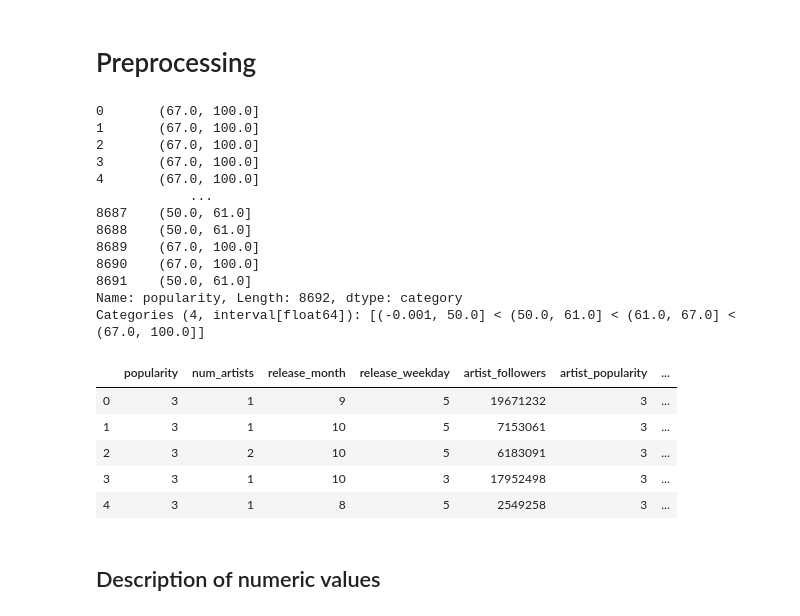
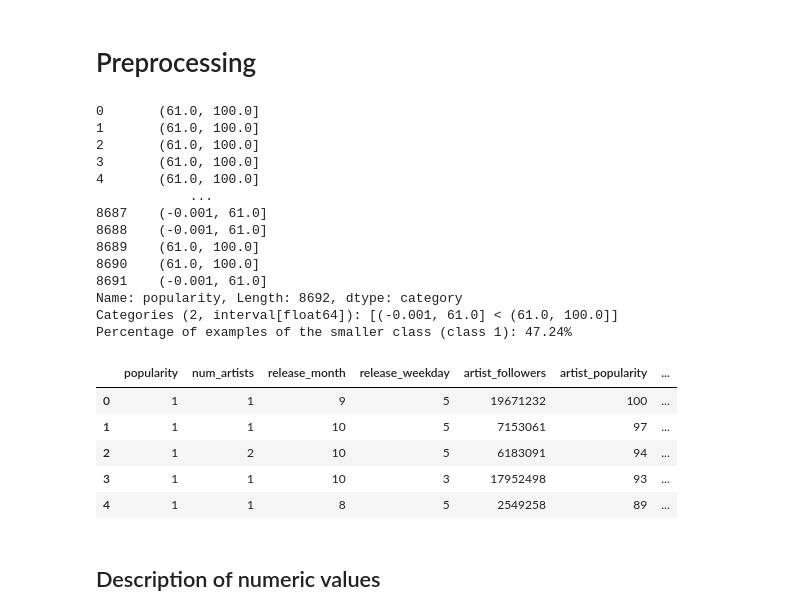
Before and after one commit to feliperamis/spotify-track-prediction, a Jupyter notebook: test-notebooks/preprocessing.ipynb, the cells around one changed output. Cells and saved outputs as stored; diff of their text form; code cells hidden in the pictures.

```diff
--- a/test-notebooks/preprocessing.ipynb
+++ b/test-notebooks/preprocessing.ipynb
@@ -2,49 +2,53 @@
 # Preprocessing
 # %%
 %matplotlib inline
-import pandas as pd
+import pandas
 import matplotlib.pyplot as plt
 from pandas import plotting
 import numpy as np
 
 pandas.set_option('display.max_columns', None)
 pandas.set_option('display.expand_frame_repr', False)
 pandas.set_option('max_colwidth', -1)
 pandas.set_option('display.precision', 3)
 
-data = pandas.read_csv('../datasets/SpotifyAudioFeatures-full-29Nov.csv')
-data['duration'] = data['duration_ms']*(1/1000)*(1/60)
-data = data.drop(labels='Unnamed: 0',axis=1)
+data = pandas.read_csv('../datasets/SpotifyAudioFeatures-full-29Nov.csv', index_col=0)
+data['duration'] = data['duration_ms']*(1/1000)#*(1/60)
+#data = data.drop(labels='Unnamed: 0',axis=1)
 data = data.drop(labels='duration_ms',axis=1)
 data = data.drop(labels='artist_name',axis=1)
 data = data.drop(labels='track_name',axis=1)
 data = data.drop(labels='track_id',axis=1)
 
 # We want to transform popularity to
-print(pd.qcut(data['popularity'], 4))
-data['popularity'] = pd.qcut(data['popularity'], 4,labels=[0,1,2,3])
-data['artist_popularity'] = pd.qcut(data['artist_popularity'], 4,labels=[0,1,2,3])
+print(pandas.qcut(data['popularity'], 2))
+data['popularity'] = pandas.qcut(data['popularity'], 2,labels=[0,1])
+
+print("Percentage of examples of the smaller class (class 1): {0:.2f}%".format(100*data[data.popularity == 1].count()[0]/(data[data.popularity == 0].count()[0]+data[data.popularity == 1].count()[0])))
+
+# data['artist_popularity'] = pd.qcut(data['artist_popularity'], 4,labels=[0,1,2,3])
 data.head()
 # %% [output]
-0       (67.0, 100.0]
-1       (67.0, 100.0]
-2       (67.0, 100.0]
-3       (67.0, 100.0]
-4       (67.0, 100.0]
+0       (61.0, 100.0]
+1       (61.0, 100.0]
+2       (61.0, 100.0]
+3       (61.0, 100.0]
+4       (61.0, 100.0]
             ...
-8687    (50.0, 61.0]
-8688    (50.0, 61.0]
-8689    (67.0, 100.0]
-8690    (67.0, 100.0]
-8691    (50.0, 61.0]
+8687    (-0.001, 61.0]
+8688    (-0.001, 61.0]
+8689    (61.0, 100.0]
+8690    (61.0, 100.0]
+8691    (-0.001, 61.0]
 Name: popularity, Length: 8692, dtype: category
-Categories (4, interval[float64]): [(-0.001, 50.0] < (50.0, 61.0] < (61.0, 67.0] < (67.0, 100.0]]
+Categories (2, interval[float64]): [(-0.001, 61.0] < (61.0, 100.0]]
+Percentage of examples of the smaller class (class 1): 47.24%
 |  | popularity | num_artists | release_month | release_weekday | artist_followers | artist_popularity | ... |
-| 0 | 3 | 1 | 9 | 5 | 19671232 | 3 | ... |
-| 1 | 3 | 1 | 10 | 5 | 7153061 | 3 | ... |
-| 2 | 3 | 2 | 10 | 5 | 6183091 | 3 | ... |
-| 3 | 3 | 1 | 10 | 3 | 17952498 | 3 | ... |
-| 4 | 3 | 1 | 8 | 5 | 2549258 | 3 | ... |
+| 0 | 1 | 1 | 9 | 5 | 19671232 | 100 | ... |
+| 1 | 1 | 1 | 10 | 5 | 7153061 | 97 | ... |
+| 2 | 1 | 2 | 10 | 5 | 6183091 | 94 | ... |
+| 3 | 1 | 1 | 10 | 3 | 17952498 | 93 | ... |
+| 4 | 1 | 1 | 8 | 5 | 2549258 | 89 | ... |
 # %% [markdown]
 ## Description of numeric values
 # %%
```
Also changed, not shown: parts of 14 cells of this notebook, 1 other file.
